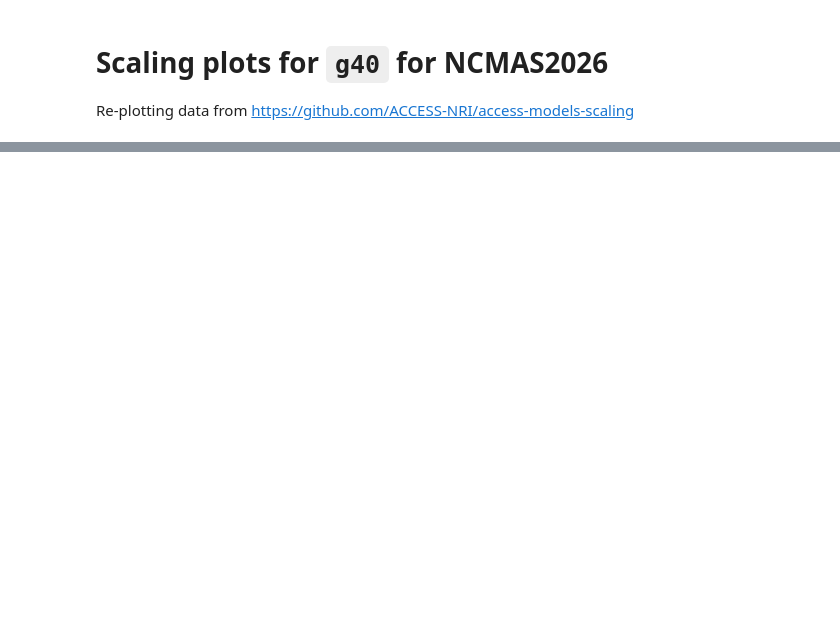
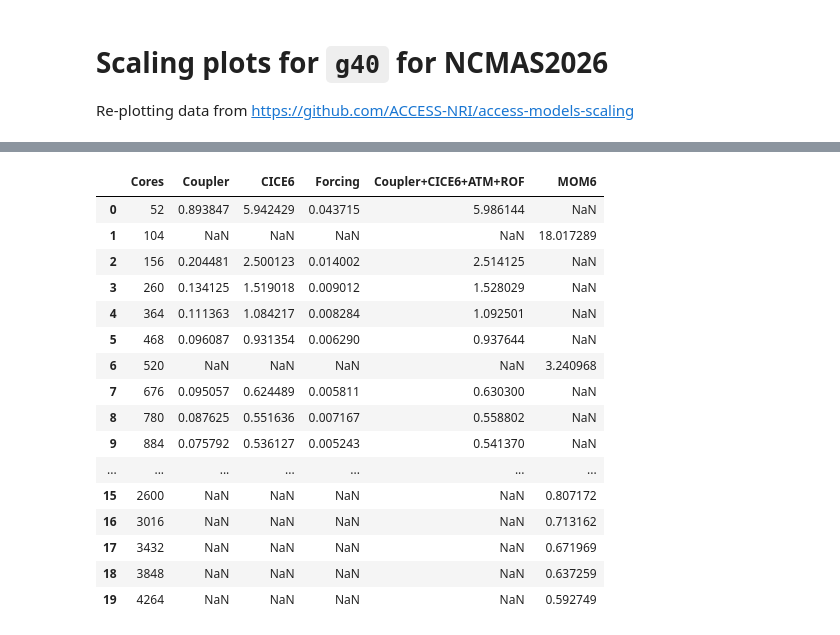
Before and after one commit to aekiss/NCMAS2026, a Jupyter notebook: Scaling.ipynb, the cells around one changed output, grey strips where cells are left out. Saved outputs shown, nothing was run; the diff lists cells and outputs as text; code cells hidden in the pictures; blank space fills up the shorter version.

```diff
--- a/Scaling.ipynb
+++ b/Scaling.ipynb
@@ -92,0 +150,53 @@ plt.legend()
+# %%
+data_str = """
+	[MED] RunPhase1	[ICE] RunPhase1	[data component (ATM+ROF)] RunPhase1	[ICE+ATM+ROF] RunPhase1	[OCN] RunPhase1
+__output_name	combine	combine	combine	combine	combine
+cores
+52	0.893847	5.942429	0.043715	5.986144	NaN
+104	NaN	NaN	NaN	NaN	18.017289
+156	0.204481	2.500123	0.014002	2.514125	NaN
+260	0.134125	1.519018	0.009012	1.528029	NaN
+364	0.111363	1.084217	0.008284	1.092501	NaN
+468	0.096087	0.931354	0.006290	0.937644	NaN
+520	NaN	NaN	NaN	NaN	3.240968
+676	0.095057	0.624489	0.005811	0.630300	NaN
+780	0.087625	0.551636	0.007167	0.558802	NaN
+884	0.075792	0.536127	0.005243	0.541370	NaN
+936	NaN	NaN	NaN	NaN	1.874886
+988	0.067301	0.466946	0.005197	0.472143	NaN
+1092	0.065974	0.498553	0.005362	0.503915	NaN
+1352	NaN	NaN	NaN	NaN	1.373672
+1768	NaN	NaN	NaN	NaN	1.101215
+2600	NaN	NaN	NaN	NaN	0.807172
+3016	NaN	NaN	NaN	NaN	0.713162
+3432	NaN	NaN	NaN	NaN	0.671969
+3848	NaN	NaN	NaN	NaN	0.637259
+4264	NaN	NaN	NaN	NaN	0.592749
+"""
+# %%
+names=['Cores', 'Coupler', 'CICE6', 'Forcing', 'Coupler+CICE6+ATM+ROF', 'MOM6']
+
+data = pd.read_csv(StringIO(data_str),
+            sep='\t',
+            skiprows=[0, 1, 2, 3],
+            names=names)
+
+data
+# %% [output]
+|  | Cores | Coupler | CICE6 | Forcing | Coupler+CICE6+ATM+ROF | MOM6 |
+| 0 | 52 | 0.893847 | 5.942429 | 0.043715 | 5.986144 | NaN |
+| 1 | 104 | NaN | NaN | NaN | NaN | 18.017289 |
+| 2 | 156 | 0.204481 | 2.500123 | 0.014002 | 2.514125 | NaN |
+| 3 | 260 | 0.134125 | 1.519018 | 0.009012 | 1.528029 | NaN |
+| 4 | 364 | 0.111363 | 1.084217 | 0.008284 | 1.092501 | NaN |
+| 5 | 468 | 0.096087 | 0.931354 | 0.006290 | 0.937644 | NaN |
+| 6 | 520 | NaN | NaN | NaN | NaN | 3.240968 |
+| 7 | 676 | 0.095057 | 0.624489 | 0.005811 | 0.630300 | NaN |
+| 8 | 780 | 0.087625 | 0.551636 | 0.007167 | 0.558802 | NaN |
+| 9 | 884 | 0.075792 | 0.536127 | 0.005243 | 0.541370 | NaN |
+| ... | ... | ... | ... | ... | ... | ... |
+| 15 | 2600 | NaN | NaN | NaN | NaN | 0.807172 |
+| 16 | 3016 | NaN | NaN | NaN | NaN | 0.713162 |
+| 17 | 3432 | NaN | NaN | NaN | NaN | 0.671969 |
+| 18 | 3848 | NaN | NaN | NaN | NaN | 0.637259 |
+| 19 | 4264 | NaN | NaN | NaN | NaN | 0.592749 |
```
Also changed, not shown: parts of 11 cells of this notebook.
